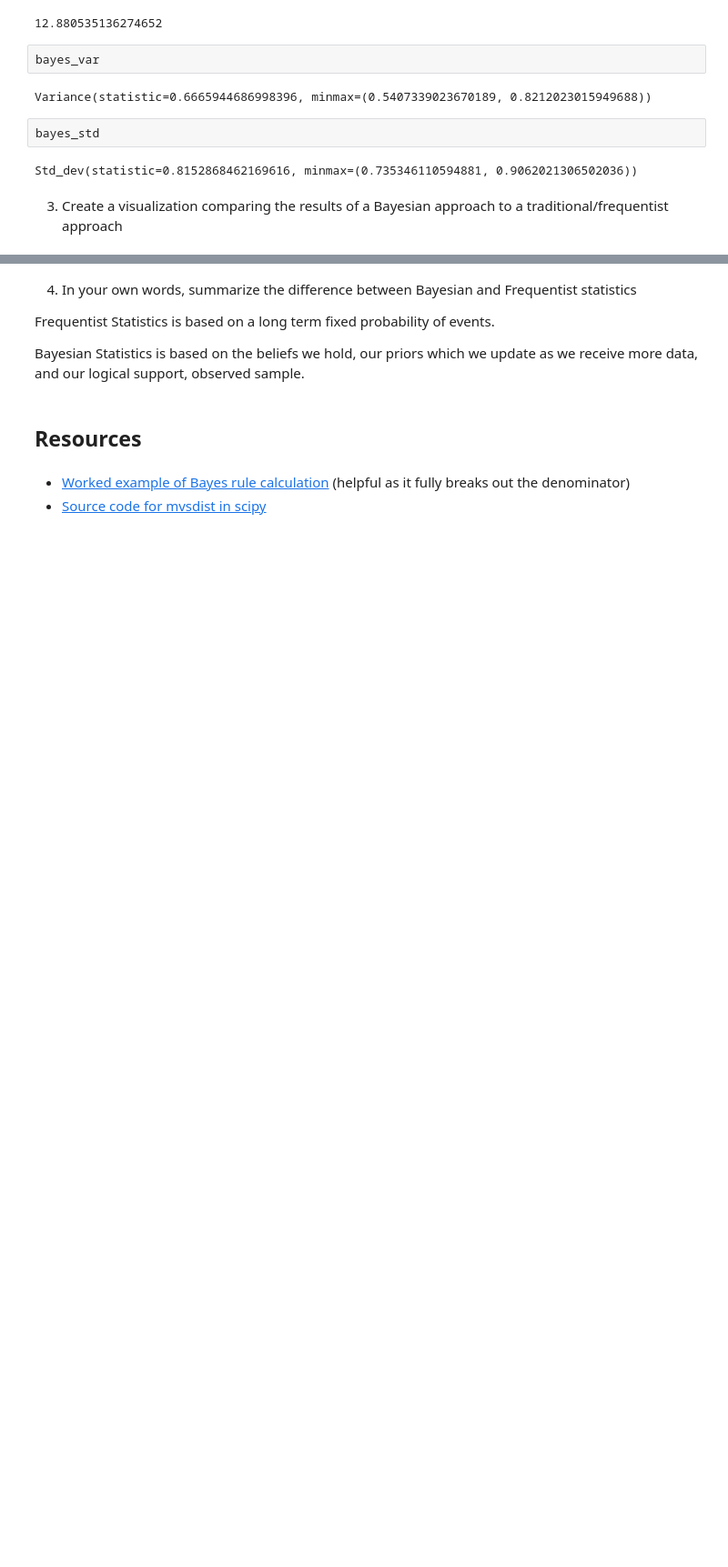
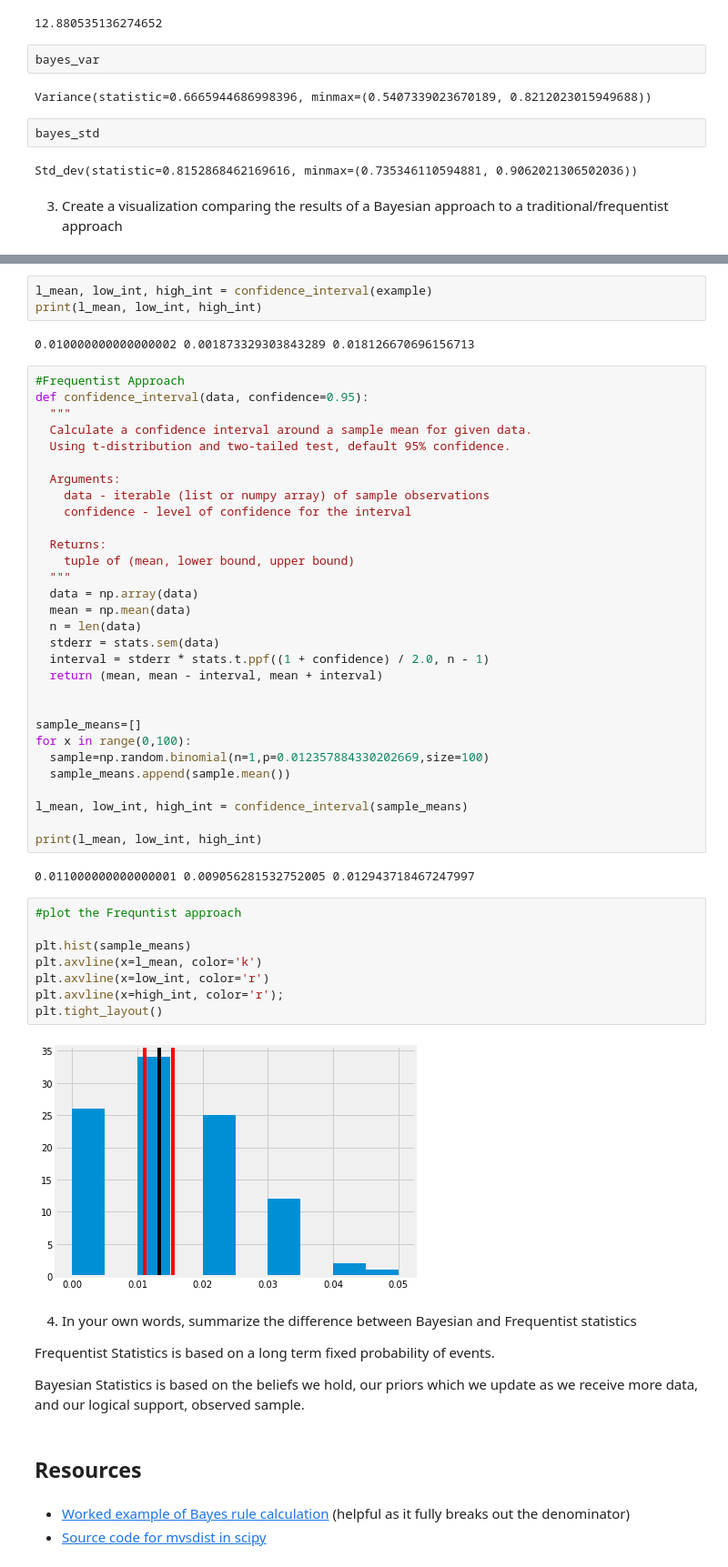
Before and after one commit to alastra32/DS-Unit-1-Sprint-3-Statistical-Tests-and-Experiments, a Jupyter notebook: module3-introduction-to-bayesian-inference/LS_DS_133_Introduction_to_Bayesian_Inference.ipynb, the cells around one changed output, grey strips where cells are left out. Shown at 91% size. Saved outputs shown, nothing was run; the diff lists cells and outputs as text; blank space fills up the shorter version.

```diff
--- a/module3-introduction-to-bayesian-inference/LS_DS_133_Introduction_to_Bayesian_Inference.ipynb
+++ b/module3-introduction-to-bayesian-inference/LS_DS_133_Introduction_to_Bayesian_Inference.ipynb
@@ -346,3 +390,50 @@ Std_dev(statistic=0.8152868462169616, minmax=(0.735346110594881, 0.9062021306502
+# %%
+l_mean, low_int, high_int = confidence_interval(example)
+print(l_mean, low_int, high_int)
+# %% [output]
+0.010000000000000002 0.001873329303843289 0.018126670696156713
+# %%
+#Frequentist Approach
+def confidence_interval(data, confidence=0.95):
+  """
+  Calculate a confidence interval around a sample mean for given data.
+  Using t-distribution and two-tailed test, default 95% confidence.
+
+  Arguments:
+    data - iterable (list or numpy array) of sample observations
+    confidence - level of confidence for the interval
+
+  Returns:
+    tuple of (mean, lower bound, upper bound)
+  """
+  data = np.array(data)
+  mean = np.mean(data)
+  n = len(data)
+  stderr = stats.sem(data)
+  interval = stderr * stats.t.ppf((1 + confidence) / 2.0, n - 1)
+  return (mean, mean - interval, mean + interval)
+
+
+sample_means=[]
+for x in range(0,100):
+  sample=np.random.binomial(n=1,p=0.012357884330202669,size=100)
+  sample_means.append(sample.mean())
+
+l_mean, low_int, high_int = confidence_interval(sample_means)
+
+print(l_mean, low_int, high_int)
+# %% [output]
+0.011000000000000001 0.009056281532752005 0.012943718467247997
+# %%
+#plot the Frequntist approach
+
+plt.hist(sample_means)
+plt.axvline(x=l_mean, color='k')
+plt.axvline(x=low_int, color='r')
+plt.axvline(x=high_int, color='r');
+plt.tight_layout()
+# %% [output]
+[figure, added]
 # %% [markdown]
 4. In your own words, summarize the difference between Bayesian and Frequentist statistics
 
```
Also changed, not shown: parts of 5 cells of this notebook.
